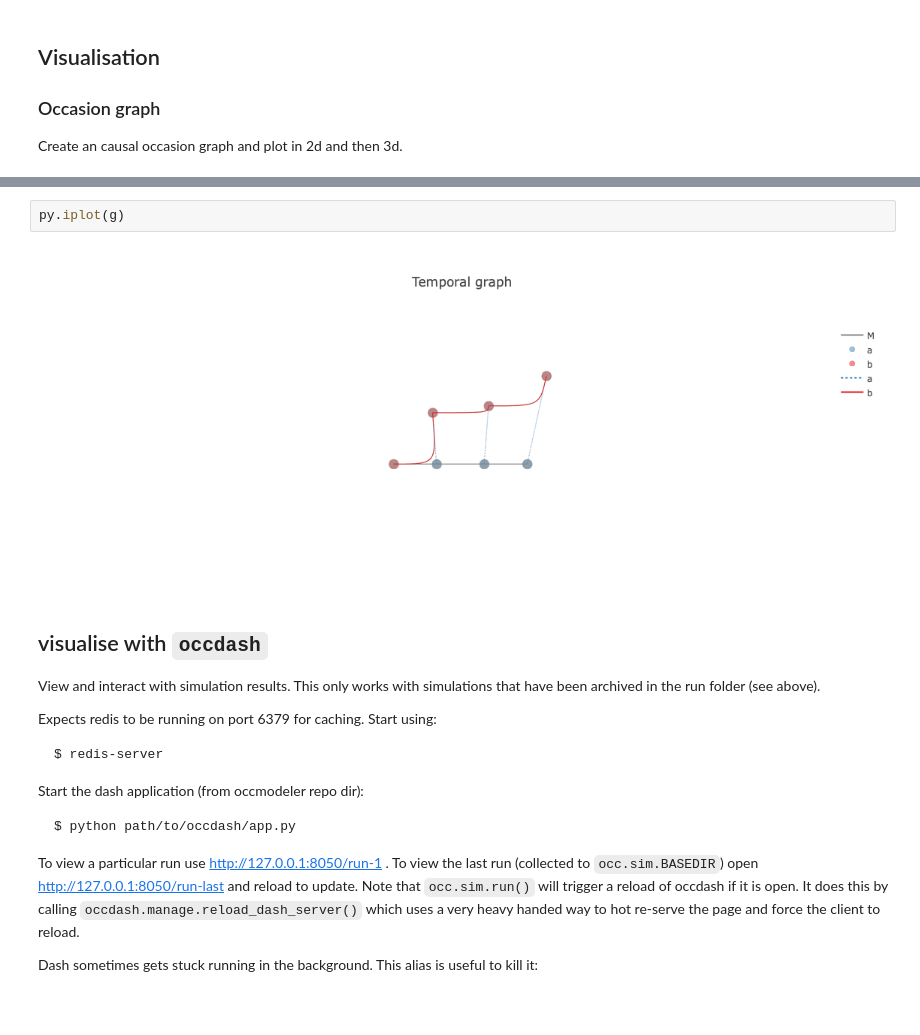
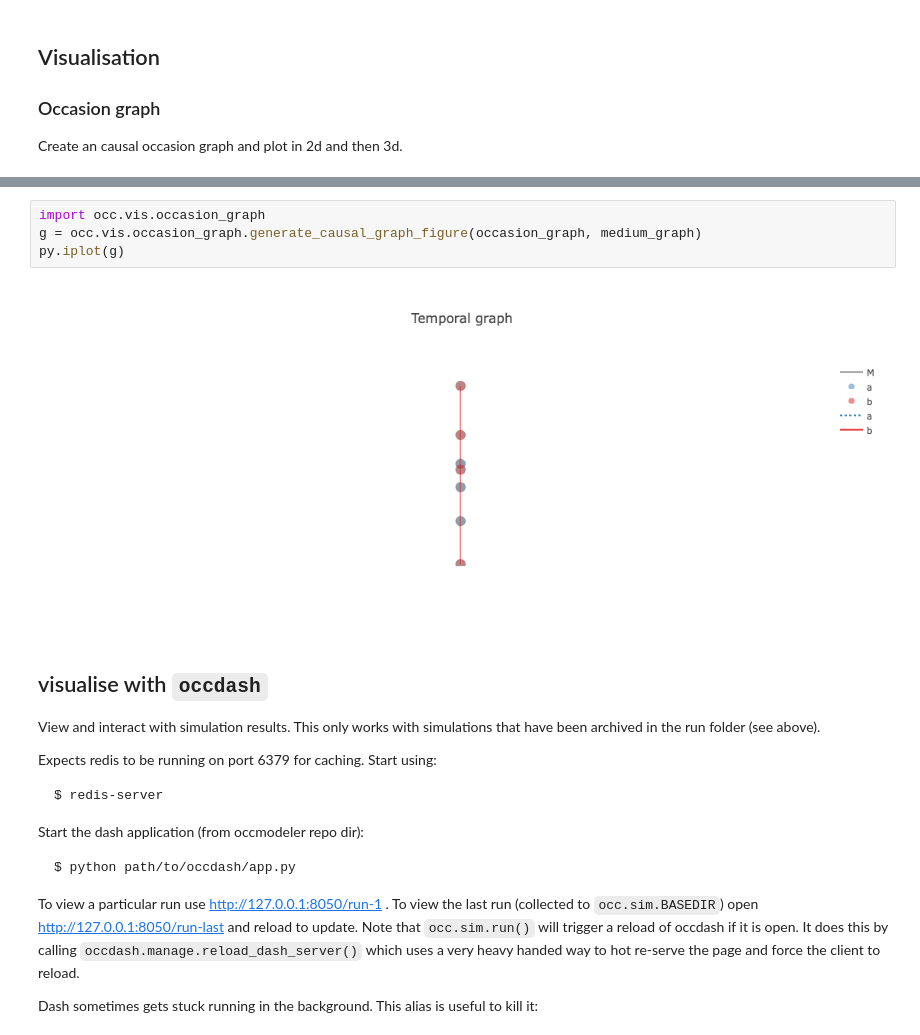
Before and after one commit to robwalton/occmodeler, a Jupyter notebook: occ/tutorial.ipynb, the cells around one changed output, grey strips where cells are left out. Drawn from its saved outputs; the diff is of its cells as text; blank space fills up the shorter version.

```diff
--- a/occ/tutorial.ipynb
+++ b/occ/tutorial.ipynb
@@ -206,7 +204,9 @@ nx.draw(occasion_graph, with_labels=True)
-# %%
-py.iplot(g)
-# %% [output]
-[figure, removed]
+# %%
+import occ.vis.occasion_graph
+g = occ.vis.occasion_graph.generate_causal_graph_figure(occasion_graph, medium_graph)
+py.iplot(g)
+# %% [output]
+[figure, added]
 # %% [markdown]
 ## visualise with `occdash`
 
```
Also changed, not shown: parts of 6 cells of this notebook, 2 other files.
